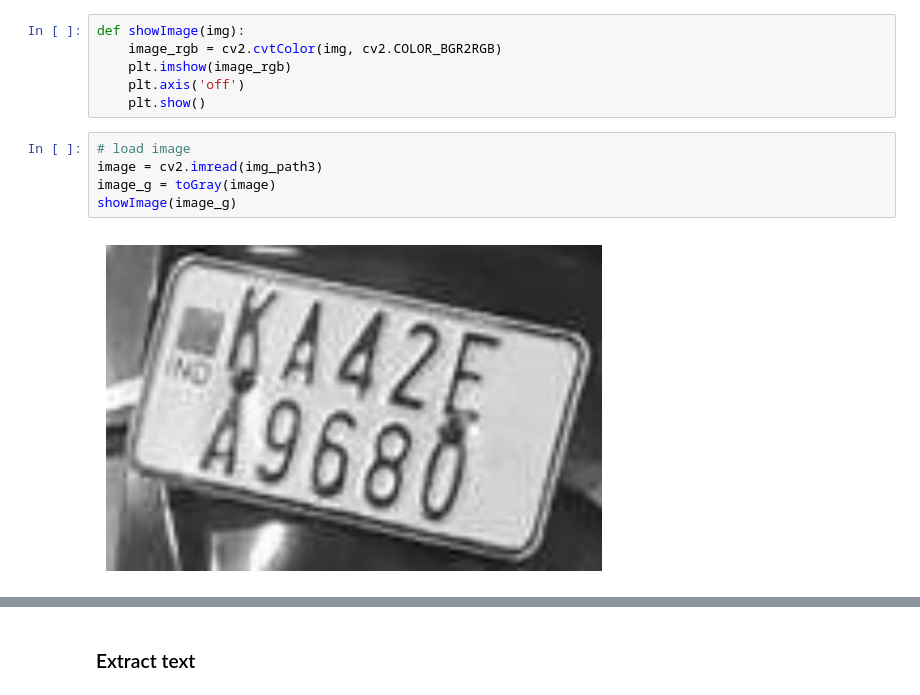
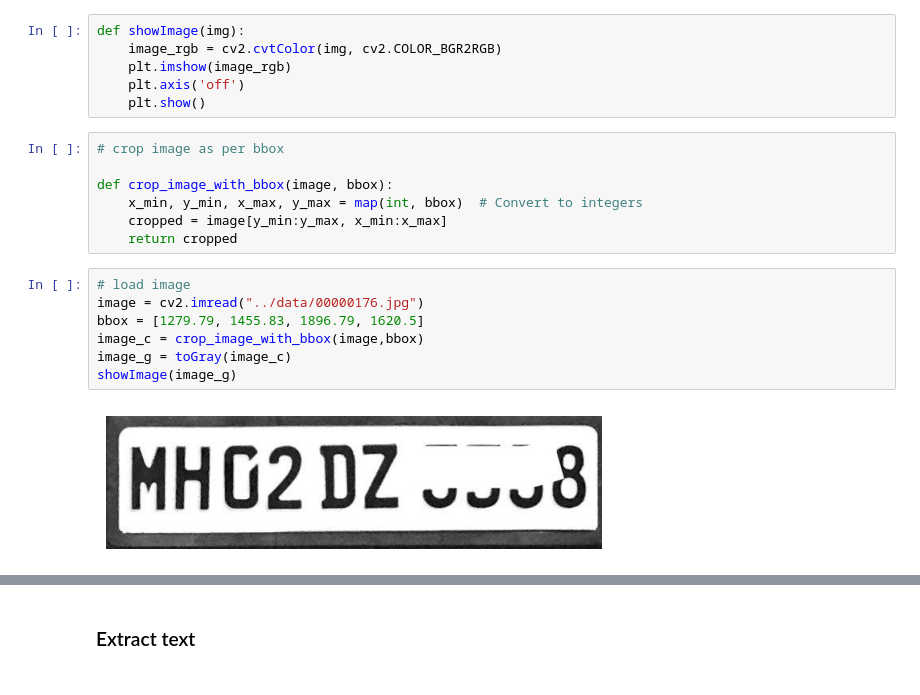
Before and after one commit to naveen1m/anpr-occlusion-poor-visibility, a Jupyter notebook: notebooks/ocr_numberplate.ipynb, the cells around one changed output, grey strips where cells are left out. Drawn from its saved outputs; the diff is of its cells as text.

```diff
--- a/notebooks/ocr_numberplate.ipynb
+++ b/notebooks/ocr_numberplate.ipynb
@@ -194,13 +194,22 @@ def showImage(img):
     plt.imshow(image_rgb)
     plt.axis('off')
     plt.show()
+# %%
+# crop image as per bbox
+
+def crop_image_with_bbox(image, bbox):
+    x_min, y_min, x_max, y_max = map(int, bbox)  # Convert to integers
+    cropped = image[y_min:y_max, x_min:x_max]
+    return cropped
 # %%
 # load image
-image = cv2.imread(img_path3)
-image_g = toGray(image)
+image = cv2.imread("../data/00000176.jpg")
+bbox = [1279.79, 1455.83, 1896.79, 1620.5]
+image_c = crop_image_with_bbox(image,bbox)
+image_g = toGray(image_c)
 showImage(image_g)
 # %% [output]
-[figure, old version]
+[figure, new version]
 # %%
 image_upscale = upscale_with_interpolation(image_g)
 showImage(image_upscale)
```
Also changed, not shown: parts of 8 cells of this notebook.
